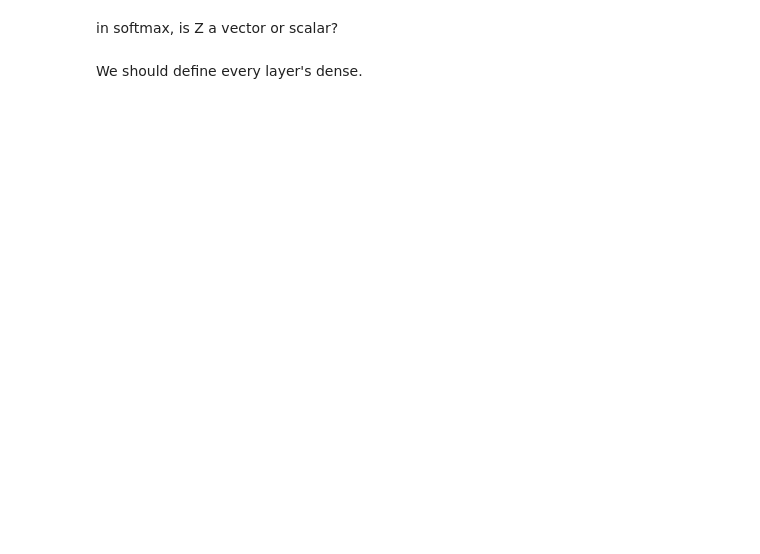
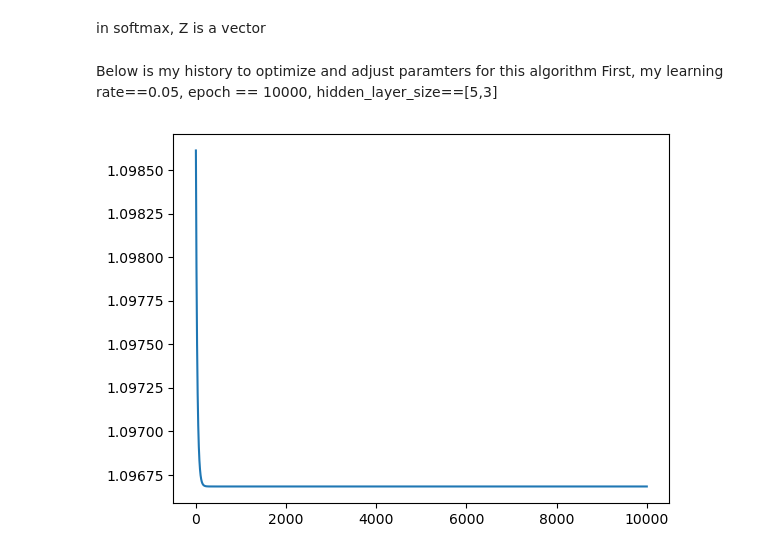
Before and after one commit to bstcdbsw/ECSE551_Group23_Assignment1, a Jupyter notebook: iris_data_preprocess/multi_layer_perceptrons.ipynb, the cells around one changed output. Cells and saved outputs as stored; diff of their text form; code cells hidden in the pictures; blank space fills up the shorter version.

Commit message:
implement MLP and add the process to optimize it, lacking formulas to illustrate

```diff
--- a/iris_data_preprocess/multi_layer_perceptrons.ipynb
+++ b/iris_data_preprocess/multi_layer_perceptrons.ipynb
@@ -71,0 +185,13 @@ class MLP():
+# %%
+from sklearn.datasets import load_iris
+iris = load_iris()
+X=iris.data
+y=iris.target
+
+X_cleaned=np.delete(X,142,axis=0)
+y_cleaned=np.delete(y,142,axis=0)
+
+
+X_train,y_train,X_test,y_test=train_test_split(X_cleaned,y_cleaned,test_percent=0.3,random_state=42)
+print(f'X_train shape: {X_train.shape}, y_train shape: {y_train.shape}')
+print(f'X_test shape: {X_test.shape}, y_test shape: {y_test.shape}')
@@ -71,0 +201,12 @@ class MLP():
+# %%
+hidden_layers=np.array([20,10])
+mlp = MLP(4,3,hidden_layers,0.01,'adam')
+loss_history=mlp.fit(X_train,y_train,1000)
+plt.plot(loss_history)
+
+
+for i in range(len(X_test)):
+    y_pred_i = mlp.predict(X_test[i])
+    print(f'y_predict {y_pred_i}, y_true: {y_test[i]}')
+
+plt.show()
@@ -72,4 +232,19 @@ class MLP():
 # %% [markdown]
-in softmax, is Z a vector or scalar?
+in softmax, Z is a vector
-# %% [markdown]
-We should define every layer's dense.
+# %% [markdown]
+Below is my history to optimize and adjust paramters for this algorithm
+First, my learning rate==0.05, epoch == 10000, hidden_layer_size==[5,3]
+# %%
+hidden_layers=np.array([2,3])
+mlp = MLP(4,3,hidden_layers,0.05,'gradient_descent')
+loss_history=mlp.fit(X_train,y_train,10000)
+plt.plot(loss_history)
+
+
+for i in range(len(X_test)):
+    y_pred_i = mlp.predict(X_test[i])
+    #print(f'y_predict {y_pred_i}, y_true: {y_test[i]}')
+
+plt.show()
+# %% [output]
+[figure, added]
```
Also changed, not shown: parts of 14 cells of this notebook.
